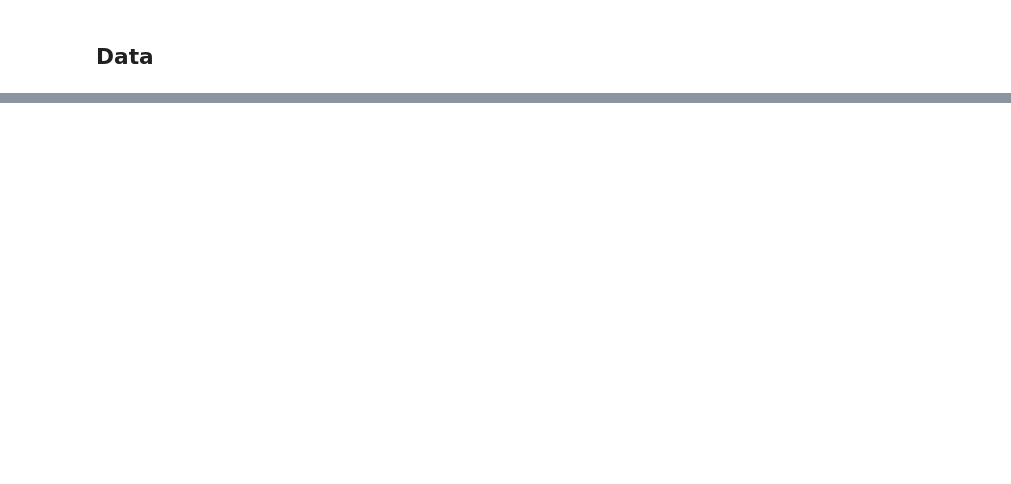
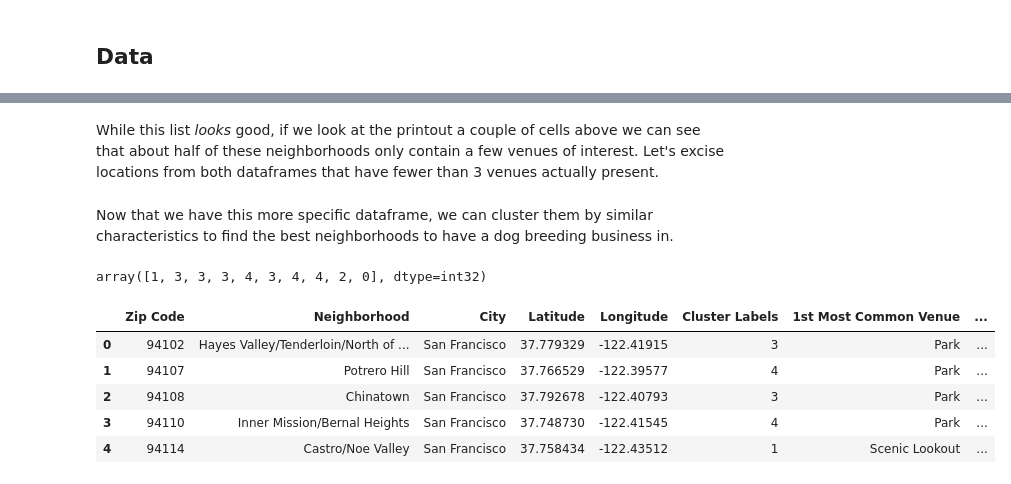
Before and after one commit to taararangan/Coursera_Capstone, a Jupyter notebook: Battle of the Neighborhoods - Dog Breeders.ipynb, the cells around one changed output, grey strips where cells are left out. Drawn from its saved outputs; the diff is of its cells as text; code cells hidden in the pictures; blank space fills up the shorter version.

```diff
--- a/Battle of the Neighborhoods - Dog Breeders.ipynb
+++ b/Battle of the Neighborhoods - Dog Breeders.ipynb
@@ -50,0 +364,45 @@ Finally, we will use Folium to generate a map of the Santa Ana area that notes s
+# %% [markdown]
+While this list *looks* good, if we look at the printout a couple of cells above we can see that about half of these neighborhoods only contain a few venues of interest. Let's excise locations from both dataframes that have fewer than 3 venues actually present.
+# %%
+SF_grouped = SF_grouped.drop([0,5,8,9,11,12,13,15,16,17])
+SF_grouped = SF_grouped.reset_index()
+SF_grouped = SF_grouped.drop(columns = 'index')
+# SF_grouped
+# %%
+neighborhoods_venues_sorted = neighborhoods_venues_sorted.drop([0,5,8,9,11,12,13,15,16,17])
+neighborhoods_venues_sorted = neighborhoods_venues_sorted.reset_index()
+neighborhoods_venues_sorted = neighborhoods_venues_sorted.drop(columns = 'index')
+# neighborhoods_venues_sorted
+# %% [markdown]
+Now that we have this more specific dataframe, we can cluster them by similar characteristics to find the best neighborhoods to have a dog breeding business in.
+# %%
+# set number of clusters
+kclusters = 5
+
+SF_grouped_clustering = SF_grouped.drop('Neighborhood', 1)
+
+# run k-means clustering
+kmeans = KMeans(n_clusters=kclusters, random_state=0).fit(SF_grouped_clustering)
+
+# check cluster labels generated for each row in the dataframe
+kmeans.labels_[0:10]
+# %% [output]
+array([1, 3, 3, 3, 4, 3, 4, 4, 2, 0], dtype=int32)
+# %%
+# add clustering labels
+neighborhoods_venues_sorted.insert(0, 'Cluster Labels', kmeans.labels_)
+# %%
+SF_merged = SF_data
+
+# merge toronto_grouped with toronto_data to add latitude/longitude for each neighborhood
+# SF_merged = SF_merged.join(neighborhoods_venues_sorted.set_index('Neighborhood'), on='Neighborhood')
+SF_merged = pd.merge(SF_data, neighborhoods_venues_sorted, on = 'Neighborhood')
+
+SF_merged.head()
+# %% [output]
+|  | Zip Code | Neighborhood | City | Latitude | Longitude | Cluster Labels | 1st Most Common Venue | ... |
+| 0 | 94102 | Hayes Valley/Tenderloin/North of ... | San Francisco | 37.779329 | -122.41915 | 3 | Park | ... |
+| 1 | 94107 | Potrero Hill | San Francisco | 37.766529 | -122.39577 | 4 | Park | ... |
+| 2 | 94108 | Chinatown | San Francisco | 37.792678 | -122.40793 | 3 | Park | ... |
+| 3 | 94110 | Inner Mission/Bernal Heights | San Francisco | 37.748730 | -122.41545 | 4 | Park | ... |
+| 4 | 94114 | Castro/Noe Valley | San Francisco | 37.758434 | -122.43512 | 1 | Scenic Lookout | ... |
```
Also changed, not shown: parts of 65 cells of this notebook.
